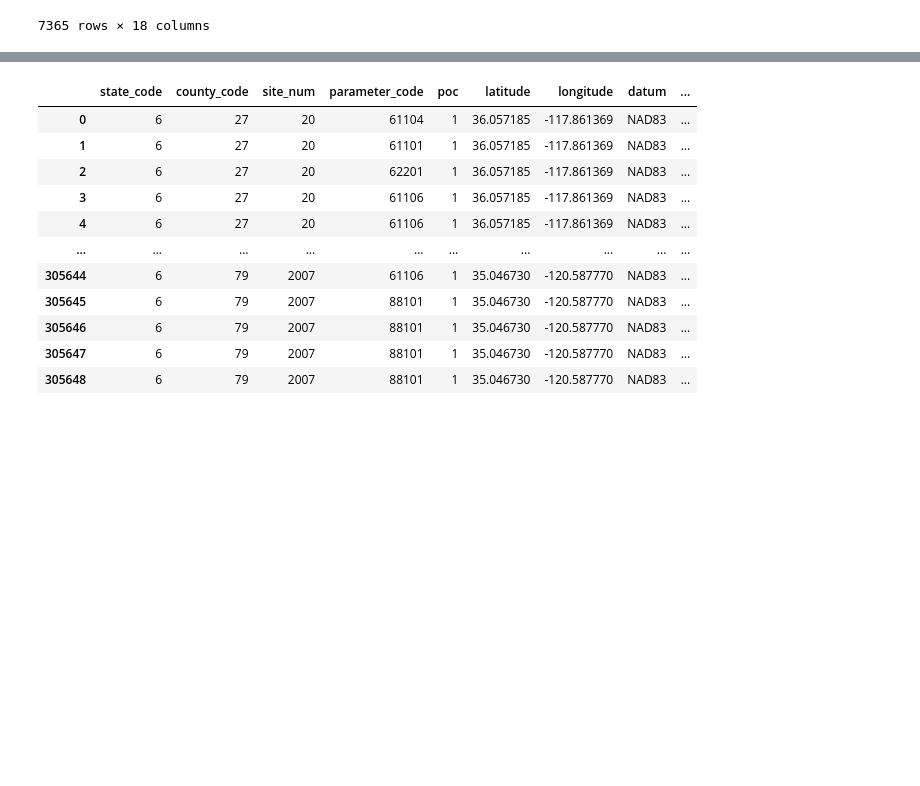
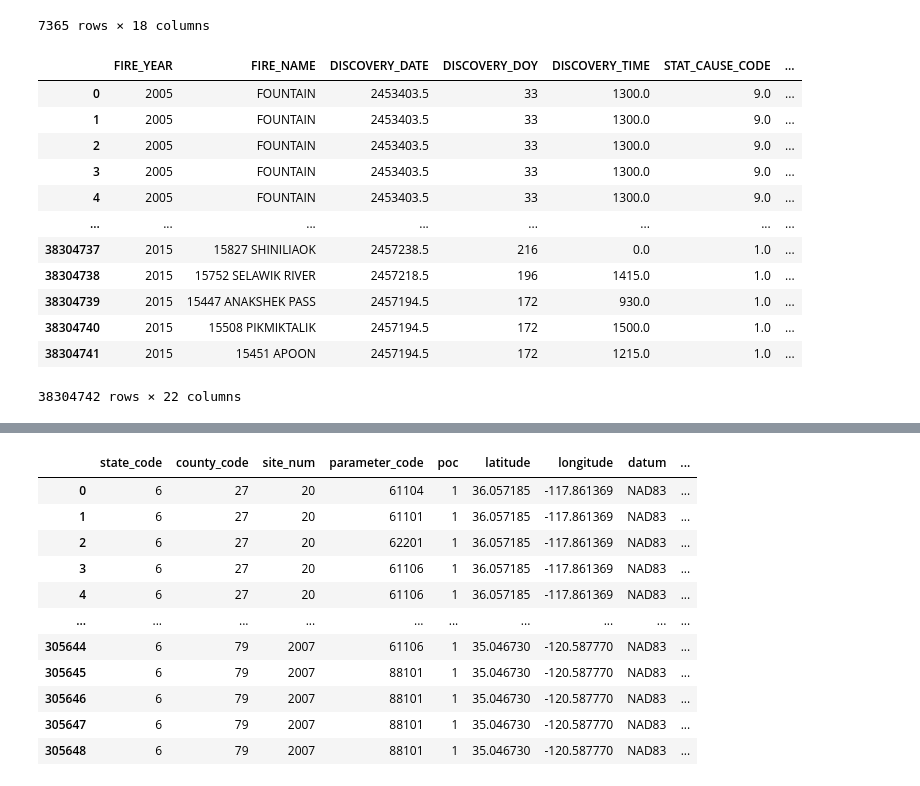
Before and after one commit to Jagjeet/fire-analysis-project, a Jupyter notebook: CorrelationOfCountiesAirAndFire2015.ipynb, the cells around one changed output, grey strips where cells are left out. Cells and saved outputs as stored; diff of their text form; code cells hidden in the pictures; blank space fills up the shorter version.

```diff
--- a/CorrelationOfCountiesAirAndFire2015.ipynb
+++ b/CorrelationOfCountiesAirAndFire2015.ipynb
@@ -67,3 +105,25 @@ filtered_fire_df
 | 1880463 | 2015 | NaN | 2457309.5 | 287 | 2309.0 | 13.0 | ... |
 | 1880464 | 2015 | BARKER BL BIG_BEAR_LAKE_ | 2457095.5 | 73 | 2128.0 | 9.0 | ... |
 7365 rows × 18 columns
+# %%
+#change fips code to county
+inner_join_fire_fips = pd.merge(reduced_fire_file_df,
+                      fips_file_df,
+                      on ='FIPS_CODE',
+                      how ='inner')
+inner_join_fire_fips_df = pd.DataFrame(inner_join_fire_fips)
+inner_join_fire_fips_df
+# %% [output]
+|  | FIRE_YEAR | FIRE_NAME | DISCOVERY_DATE | DISCOVERY_DOY | DISCOVERY_TIME | STAT_CAUSE_CODE | ... |
+| 0 | 2005 | FOUNTAIN | 2453403.5 | 33 | 1300.0 | 9.0 | ... |
+| 1 | 2005 | FOUNTAIN | 2453403.5 | 33 | 1300.0 | 9.0 | ... |
+| 2 | 2005 | FOUNTAIN | 2453403.5 | 33 | 1300.0 | 9.0 | ... |
+| 3 | 2005 | FOUNTAIN | 2453403.5 | 33 | 1300.0 | 9.0 | ... |
+| 4 | 2005 | FOUNTAIN | 2453403.5 | 33 | 1300.0 | 9.0 | ... |
+| ... | ... | ... | ... | ... | ... | ... | ... |
+| 38304737 | 2015 | 15827 SHINILIAOK | 2457238.5 | 216 | 0.0 | 1.0 | ... |
+| 38304738 | 2015 | 15752 SELAWIK RIVER | 2457218.5 | 196 | 1415.0 | 1.0 | ... |
+| 38304739 | 2015 | 15447 ANAKSHEK PASS | 2457194.5 | 172 | 930.0 | 1.0 | ... |
+| 38304740 | 2015 | 15508 PIKMIKTALIK | 2457194.5 | 172 | 1500.0 | 1.0 | ... |
+| 38304741 | 2015 | 15451 APOON | 2457194.5 | 172 | 1215.0 | 1.0 | ... |
+38304742 rows × 22 columns
```
Also changed, not shown: parts of 7 cells of this notebook, 1 other file.
